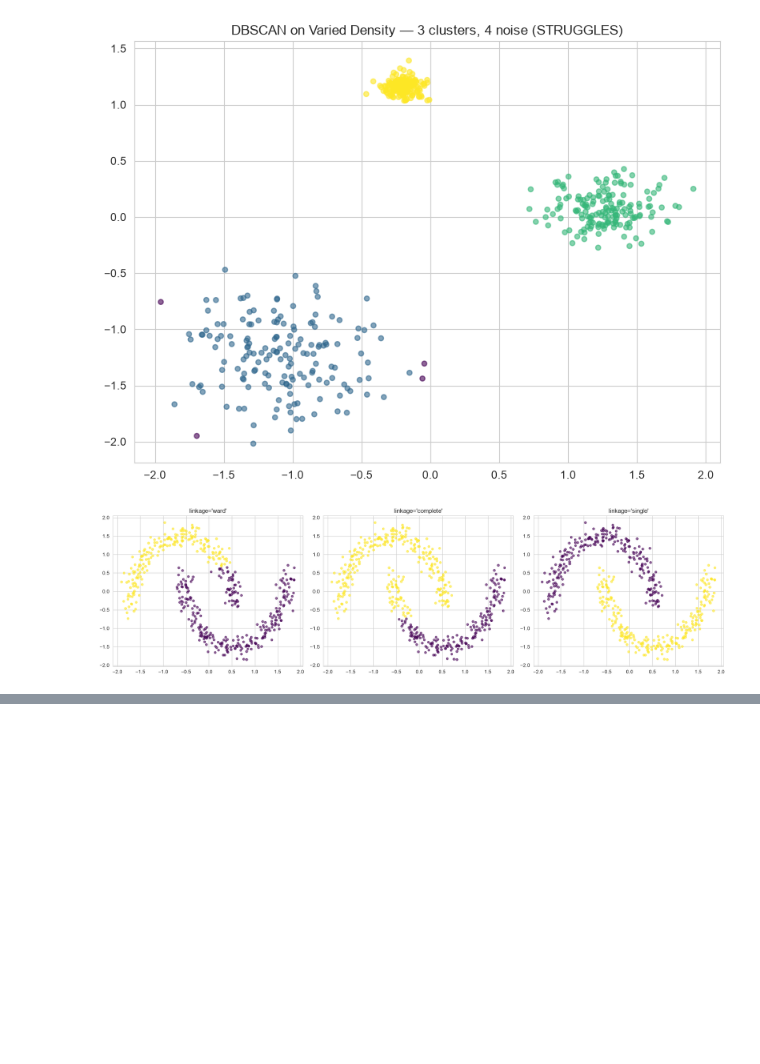
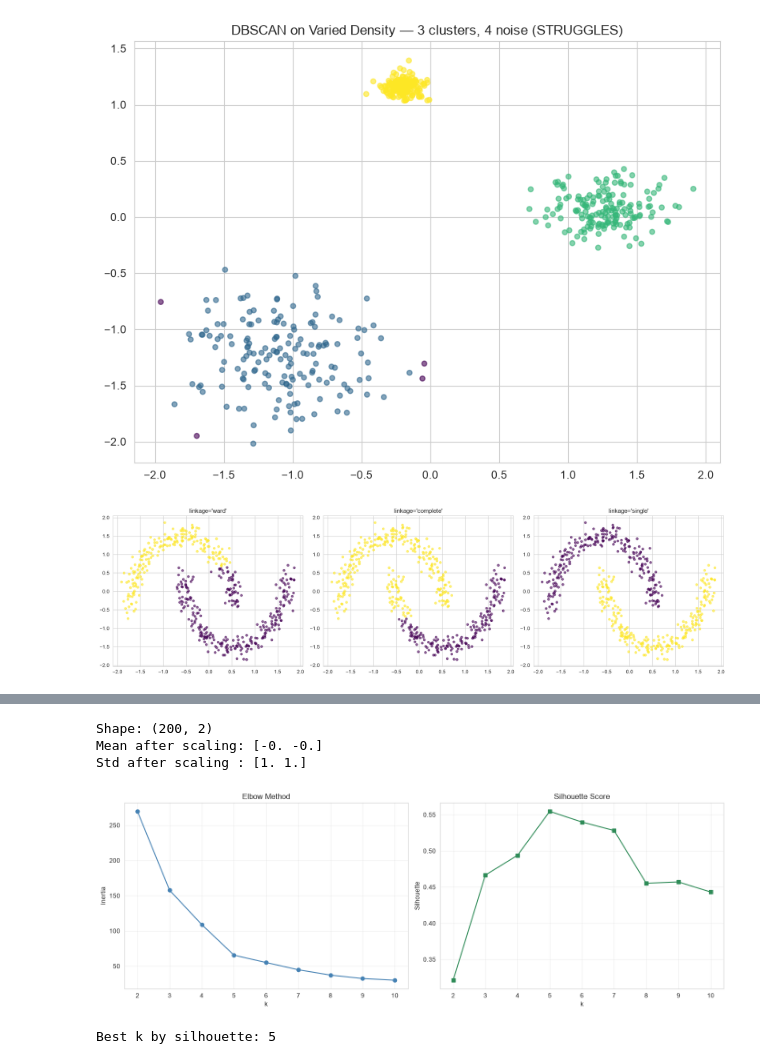
Before and after one commit to elnaz002/ai-learning-journey, a Jupyter notebook: 04-unsupervised-learning/mini-project/01-kmeans-hierarchical-dbscan.ipynb, the cells around one changed output, grey strips where cells are left out. Cells and saved outputs as stored; diff of their text form; code cells hidden in the pictures; blank space fills up the shorter version.

Commit message:
feat(unsupervised): add K-Means, Hierarchical, and DBSCAN notebook with synthetic and real data comparison

```diff
--- a/04-unsupervised-learning/mini-project/01-kmeans-hierarchical-dbscan.ipynb
+++ b/04-unsupervised-learning/mini-project/01-kmeans-hierarchical-dbscan.ipynb
@@ -263,0 +285,7 @@ plt.show()
+# %%
+url = "https://raw.githubusercontent.com/SteffiPeTaffy/machineLearningAZ/master/Machine%20Learning%20A-Z%20Template%20Folder/Part%204%20-%20Clustering/Section%2025%20-%20Hierarchical%20Clustering/Mall_Customers.csv"
+
+df = pd.read_csv(url)
+print(df.shape)
+print(df.head())
+print(df.columns.tolist())
@@ -263,0 +301,45 @@ plt.show()
+# %%
+
+X_mall = df[["Annual Income (k$)", "Spending Score (1-100)"]].copy()
+
+scaler = StandardScaler()
+X_mall_scaled = scaler.fit_transform(X_mall)
+
+print(f"Shape: {X_mall_scaled.shape}")
+print(f"Mean after scaling: {X_mall_scaled.mean(axis=0).round(3)}")
+print(f"Std after scaling : {X_mall_scaled.std(axis=0).round(3)}")
+# %% [output]
+Shape: (200, 2)
+Mean after scaling: [-0. -0.]
+Std after scaling : [1. 1.]
+# %%
+inertias, silhouettes = [], []
+K_range = range(2, 11)
+
+for k in K_range:
+    km = KMeans(n_clusters=k, n_init=10, random_state=42)
+    km.fit(X_mall_scaled)
+    inertias.append(km.inertia_)
+    silhouettes.append(silhouette_score(X_mall_scaled, km.labels_))
+
+fig, axes = plt.subplots(1, 2, figsize=(14, 5))
+
+
+axes[0].plot(K_range, inertias, "o-", color="steelblue")
+axes[0].set_xlabel("k"); axes[0].set_ylabel("Inertia")
+axes[0].set_title("Elbow Method")
+axes[0].grid(True, alpha=0.3)
+
+axes[1].plot(K_range, silhouettes, "s-", color="seagreen")
+axes[1].set_xlabel("k"); axes[1].set_ylabel("Silhouette")
+axes[1].set_title("Silhouette Score")
+axes[1].grid(True, alpha=0.3)
+
+plt.tight_layout()
+plt.show()
+
+best_k = list(K_range)[int(np.argmax(silhouettes))]
+print(f"Best k by silhouette: {best_k}")
+# %% [output]
+[figure, added]
+Best k by silhouette: 5
```
Also changed, not shown: parts of 6 cells of this notebook, 2 other files.
